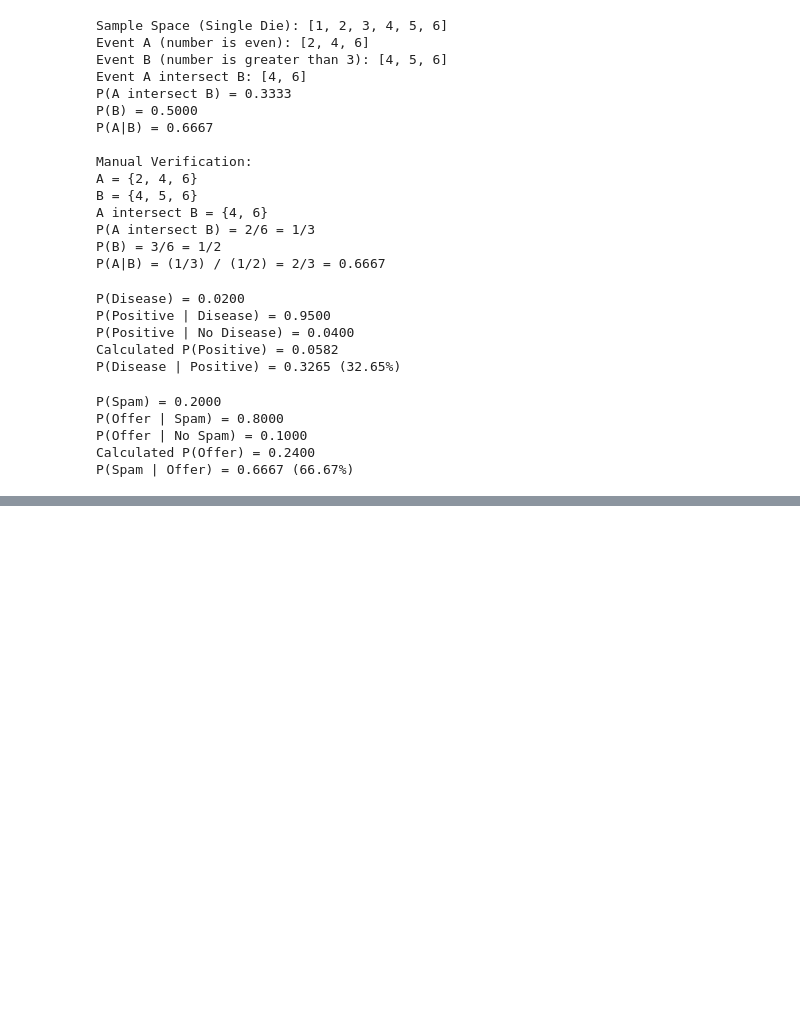
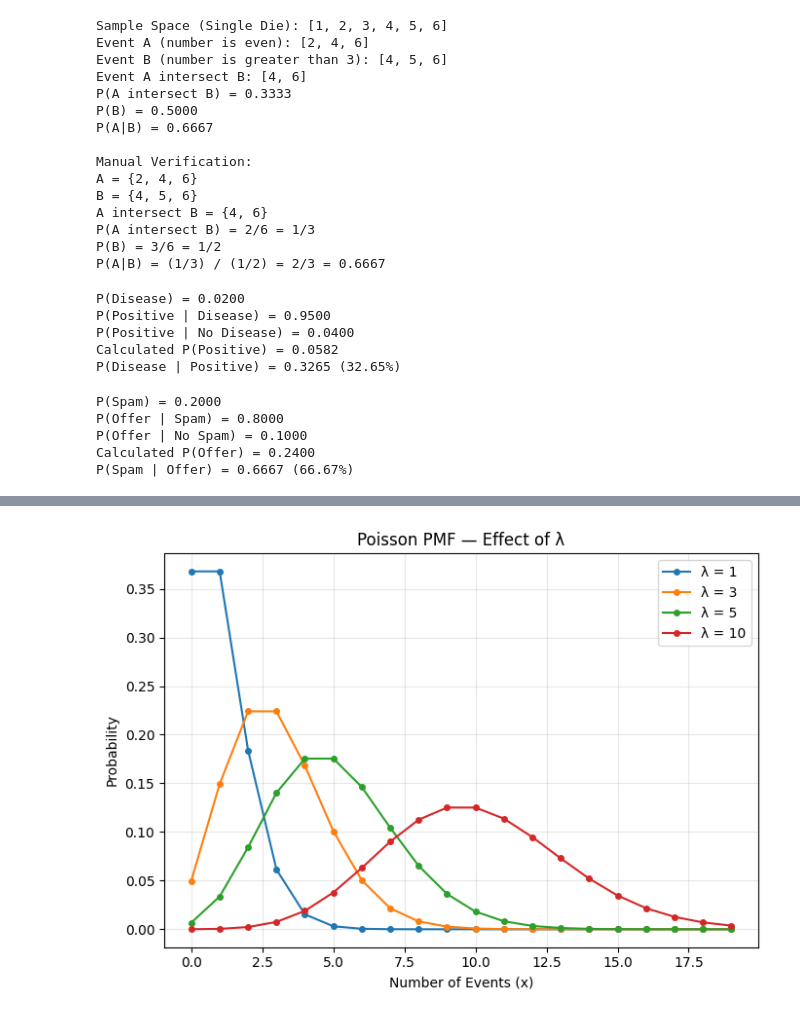
Before and after one commit to anusham1912/Statistics_Lab, a Jupyter notebook: Exercise_Qs.ipynb, the cells around one changed output, grey strips where cells are left out. Drawn from its saved outputs; the diff is of its cells as text; code cells hidden in the pictures; blank space fills up the shorter version.

```diff
--- a/Exercise_Qs.ipynb
+++ b/Exercise_Qs.ipynb
@@ -424,0 +459,4 @@ P(Spam | Offer) = 0.6667 (66.67%)
+# %%
+for lam in [1,3,5,10]:
+  d = stats.poisson(lam)
+  sim = np.random.poisson(lam,500)
@@ -424,0 +505,18 @@ P(Spam | Offer) = 0.6667 (66.67%)
+# %%
+plt.figure(figsize=(7, 5))
+
+x_p = np.arange(0, 20)
+
+for lam in [1, 3, 5, 10]:
+    plt.plot(x_p, stats.poisson.pmf(x_p, lam),
+             marker='o', markersize=4, label=f'λ = {lam}')
+
+plt.title('Poisson PMF — Effect of λ')
+plt.xlabel('Number of Events (x)')
+plt.ylabel('Probability')
+plt.legend()
+plt.grid(alpha=0.3)
+plt.tight_layout()
+plt.show()
+# %% [output]
+[figure, added]
```
Also changed, not shown: parts of 18 cells of this notebook.
